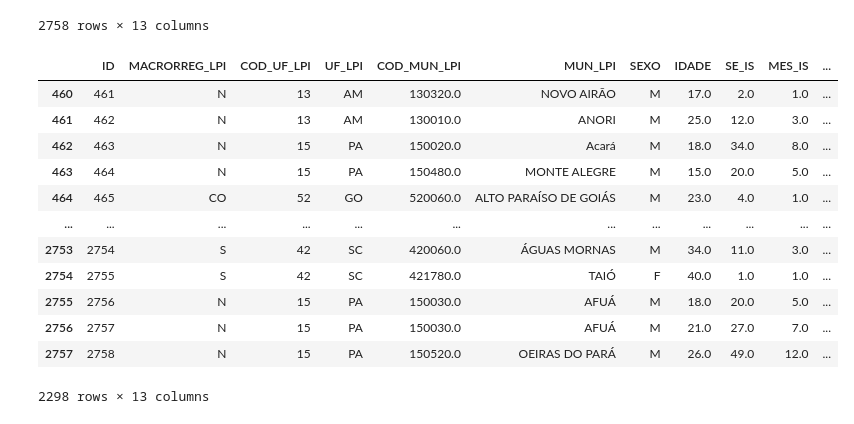
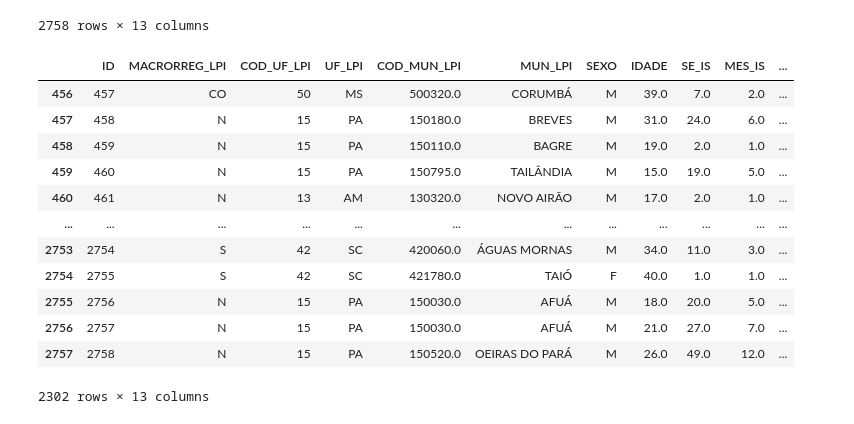
Before and after one commit to veigaeduarda/Biomatem-tica-aplicada-a-epidemiologia, a Jupyter notebook: fa_biomat.ipynb, the cells around one changed output. Saved outputs shown, nothing was run; the diff lists cells and outputs as text; code cells hidden in the pictures.

```diff
--- a/fa_biomat.ipynb
+++ b/fa_biomat.ipynb
@@ -21,21 +21,21 @@ df
 | 2757 | 2758 | N | 15 | PA | 150520.0 | OEIRAS DO PARÁ | M | 26.0 | 49.0 | 12.0 | ... |
 2758 rows × 13 columns
 # %%
-df = df.iloc[460::]
+df = df.iloc[456::]
 df
 
-#Casos a partir de 2012 (10 anos dos dados)
+#Casos a partir de 2010 (2010 - 2021 | 11 anos dos dados)
 # %% [output]
 |  | ID | MACRORREG_LPI | COD_UF_LPI | UF_LPI | COD_MUN_LPI | MUN_LPI | SEXO | IDADE | SE_IS | MES_IS | ... |
+| 456 | 457 | CO | 50 | MS | 500320.0 | CORUMBÁ | M | 39.0 | 7.0 | 2.0 | ... |
+| 457 | 458 | N | 15 | PA | 150180.0 | BREVES | M | 31.0 | 24.0 | 6.0 | ... |
+| 458 | 459 | N | 15 | PA | 150110.0 | BAGRE | M | 19.0 | 2.0 | 1.0 | ... |
+| 459 | 460 | N | 15 | PA | 150795.0 | TAILÂNDIA | M | 15.0 | 19.0 | 5.0 | ... |
 | 460 | 461 | N | 13 | AM | 130320.0 | NOVO AIRÃO | M | 17.0 | 2.0 | 1.0 | ... |
-| 461 | 462 | N | 13 | AM | 130010.0 | ANORI | M | 25.0 | 12.0 | 3.0 | ... |
-| 462 | 463 | N | 15 | PA | 150020.0 | Acará | M | 18.0 | 34.0 | 8.0 | ... |
-| 463 | 464 | N | 15 | PA | 150480.0 | MONTE ALEGRE | M | 15.0 | 20.0 | 5.0 | ... |
-| 464 | 465 | CO | 52 | GO | 520060.0 | ALTO PARAÍSO DE GOIÁS | M | 23.0 | 4.0 | 1.0 | ... |
 | ... | ... | ... | ... | ... | ... | ... | ... | ... | ... | ... | ... |
 | 2753 | 2754 | S | 42 | SC | 420060.0 | ÁGUAS MORNAS | M | 34.0 | 11.0 | 3.0 | ... |
 | 2754 | 2755 | S | 42 | SC | 421780.0 | TAIÓ | F | 40.0 | 1.0 | 1.0 | ... |
 | 2755 | 2756 | N | 15 | PA | 150030.0 | AFUÁ | M | 18.0 | 20.0 | 5.0 | ... |
 | 2756 | 2757 | N | 15 | PA | 150030.0 | AFUÁ | M | 21.0 | 27.0 | 7.0 | ... |
 | 2757 | 2758 | N | 15 | PA | 150520.0 | OEIRAS DO PARÁ | M | 26.0 | 49.0 | 12.0 | ... |
-2298 rows × 13 columns
+2302 rows × 13 columns
```
Also changed, not shown: parts of 9 cells of this notebook.
